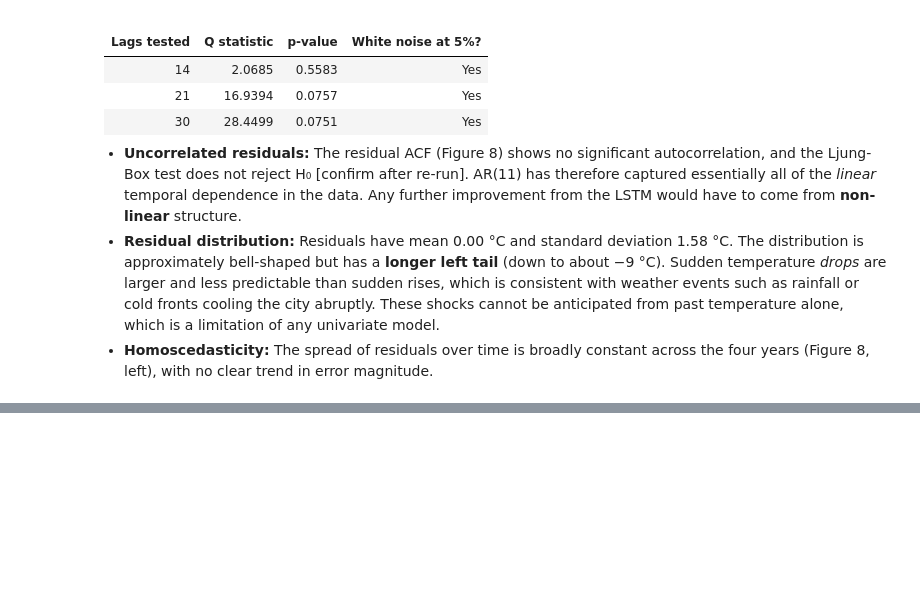
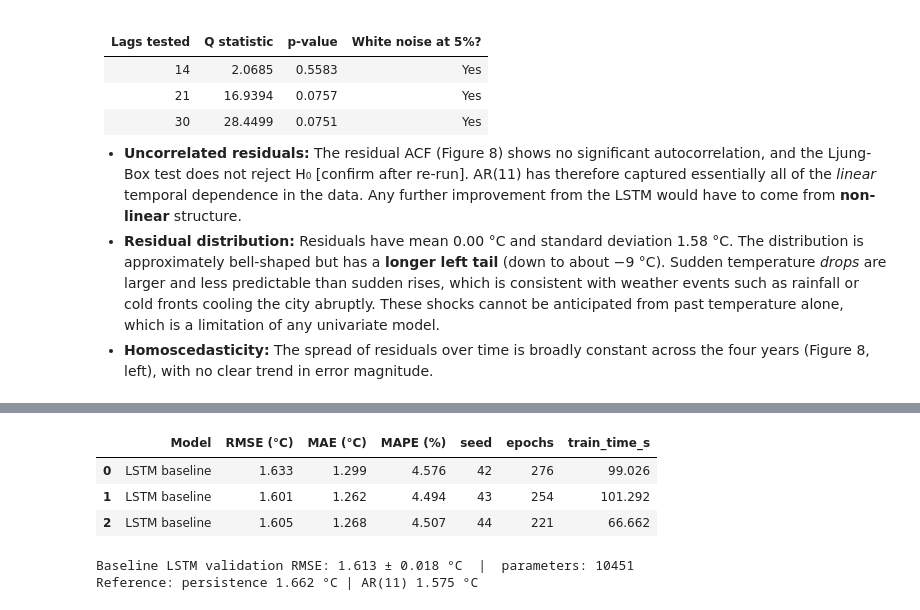
Before and after one commit to JoshuaOhYQ/Graded_Lab_3_Sequential_Data_Prediction, a Jupyter notebook: sequential-data-prediction.ipynb, the cells around one changed output, grey strips where cells are left out. Drawn from its saved outputs; the diff is of its cells as text; code cells hidden in the pictures; blank space fills up the shorter version.

```diff
--- a/sequential-data-prediction.ipynb
+++ b/sequential-data-prediction.ipynb
@@ -992,0 +1010,29 @@ freedom adjusted for the 11 estimated AR coefficients)
+# %%
+# Data preparation Functions
+SEEDS = [42, 43, 44]
+
+def make_windows(series_scaled, start_idx, seq_len):
+    """
+    Build (X, y) from a 1-D scaled array.
+    X[i] = series[t-seq_len : t], y[i] = series[t], for t = start_idx ... end.
+    """
+    X, y = [], []
+    for t in range(start_idx, len(series_scaled)):
+        X.append(series_scaled[t - seq_len:t])
+        y.append(series_scaled[t])
+    X = np.array(X).reshape(-1, seq_len, 1)     # (samples, time steps, features)
+    return X, np.array(y)
+
+def prepare_data(history, target, seq_len):
+    """
+    Scale with a MinMax scaler fitted on `history` only, then build training windows
+    (from history) and evaluation windows (for every date in target, with warm-up).
+    """
+    scaler = MinMaxScaler(feature_range=(0, 1))
+    hist_s = scaler.fit_transform(history.to_numpy().reshape(-1, 1)).flatten()
+    targ_s = scaler.transform(target.to_numpy().reshape(-1, 1)).flatten()
+
+    X_train, y_train = make_windows(hist_s, seq_len, seq_len)
+    combined = np.concatenate([hist_s, targ_s])
+    X_eval, y_eval = make_windows(combined, len(hist_s), seq_len)
+    return X_train, y_train, X_eval, y_eval, scaler
@@ -992,0 +1086,20 @@ freedom adjusted for the 11 estimated AR coefficients)
+# %%
+# To run the LSTM (main)
+BASELINE_CFG = {'seq_len': 14, 'units': 50, 'n_layers': 1, 'dropout': 0.0,
+                'lr': 1e-3, 'batch_size': 32}
+
+base_summary, base_per_seed, base_preds, base_infos = evaluate_config(
+    BASELINE_CFG, y_tr, y_val, 'LSTM baseline')
+
+# Display summary
+display(base_per_seed.round(3))
+print(f"Baseline LSTM validation RMSE: {base_summary['RMSE (°C) mean']:.3f} "
+      f"± {base_summary['RMSE (°C) std']:.3f} °C  |  parameters: {base_summary['params']}")
+print(f"Reference: persistence 1.662 °C | AR(11) 1.575 °C")
+# %% [output]
+|  | Model | RMSE (°C) | MAE (°C) | MAPE (%) | seed | epochs | train_time_s |
+| 0 | LSTM baseline | 1.633 | 1.299 | 4.576 | 42 | 276 | 99.026 |
+| 1 | LSTM baseline | 1.601 | 1.262 | 4.494 | 43 | 254 | 101.292 |
+| 2 | LSTM baseline | 1.605 | 1.268 | 4.507 | 44 | 221 | 66.662 |
+Baseline LSTM validation RMSE: 1.613 ± 0.018 °C  |  parameters: 10451
+Reference: persistence 1.662 °C | AR(11) 1.575 °C
```
Also changed, not shown: parts of 13 cells of this notebook.
